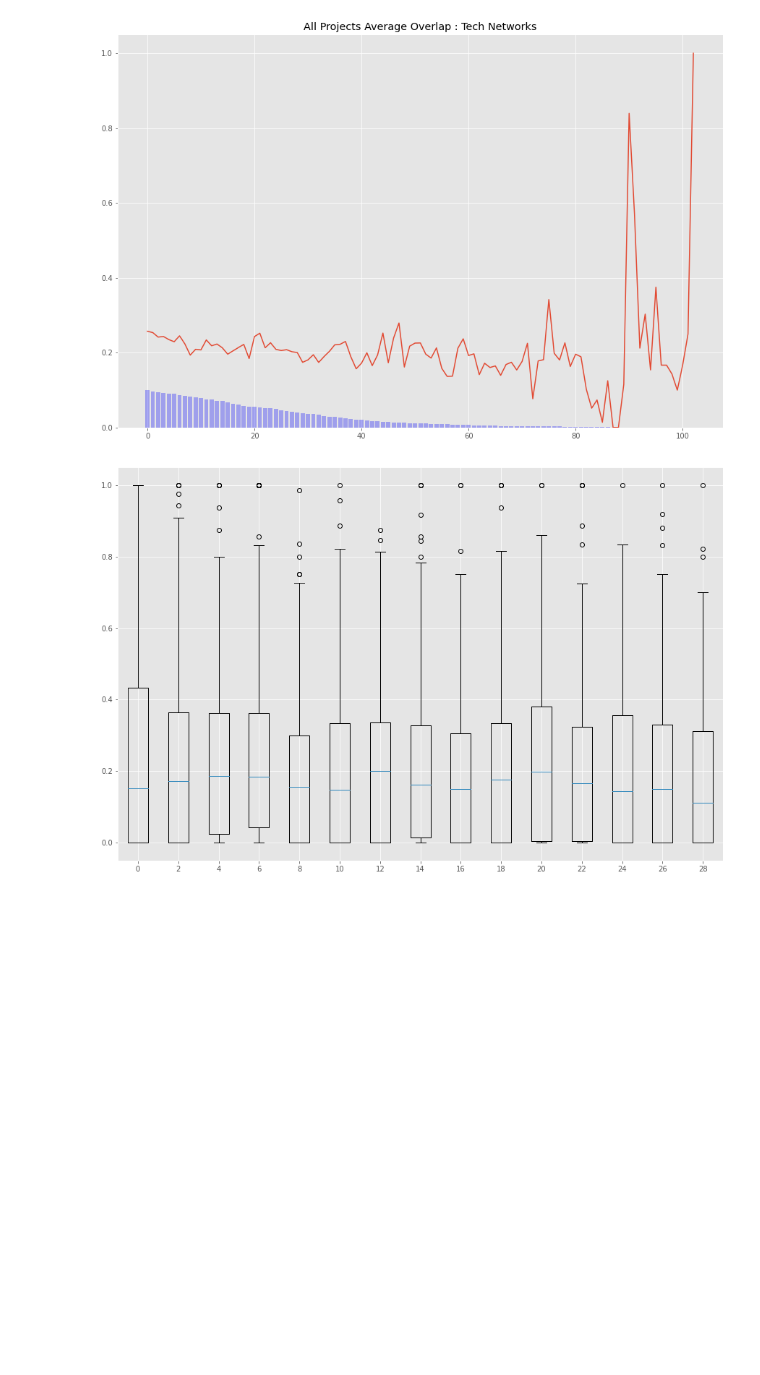
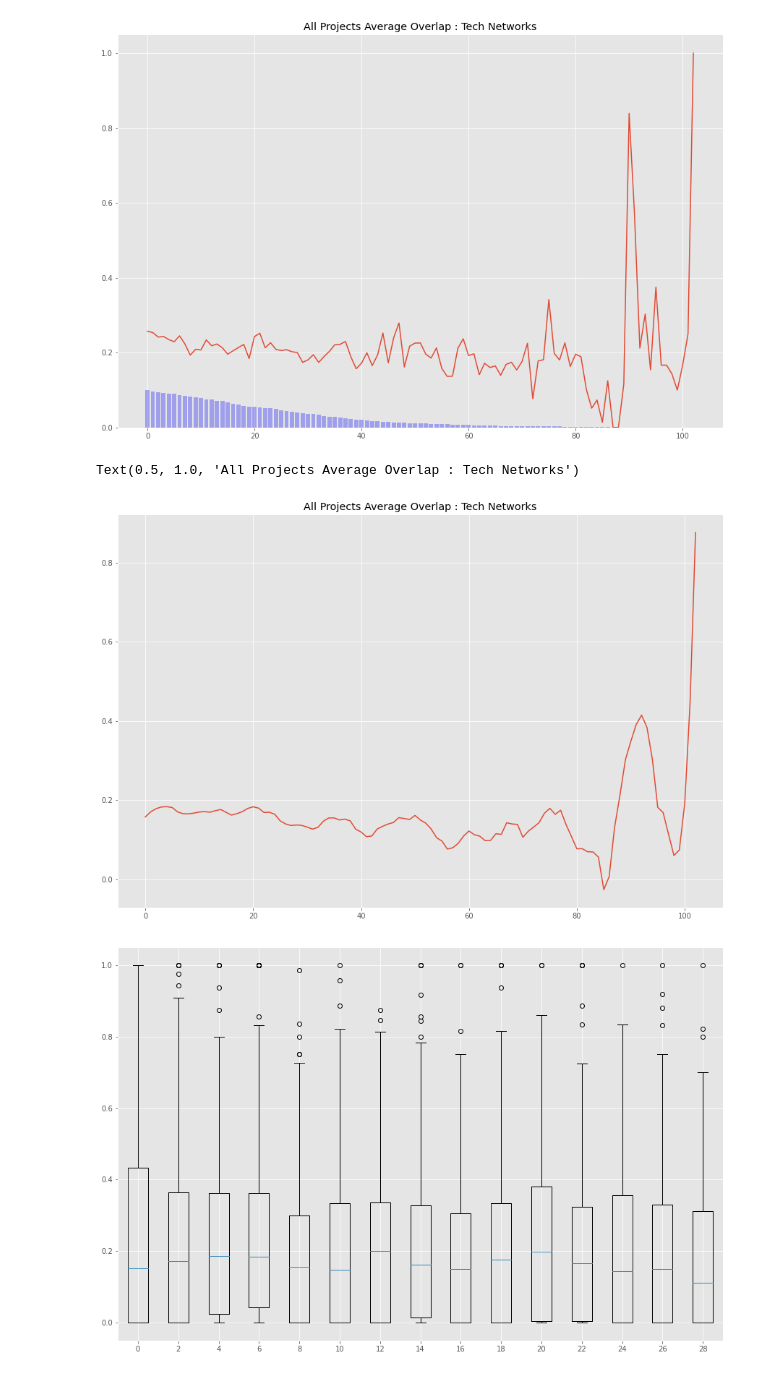
Before and after one commit to zenoWZH/ASFdata_analysis, a Jupyter notebook: network_overlaps2week.ipynb, the cells around one changed output. Cells and saved outputs as stored; diff of their text form; code cells hidden in the pictures; blank space fills up the shorter version.

```diff
--- a/network_overlaps2week.ipynb
+++ b/network_overlaps2week.ipynb
@@ -93,6 +116,38 @@ plt.bar(x,np.array(count[:i])/len(df_tech_overlaps.columns)/10, fc='b', alpha=0.
 # %% [output]
 <BarContainer object of 103 artists>
 [figure]
+# %%
+plt.style.use('ggplot')
+plt.figure(figsize=(15,10))
+
+ave = [[] for i in range(len(df_tech_overlaps.index))]
+count = [0 for i in range(len(df_tech_overlaps.index))]
+
+for col in df_tech_overlaps.columns:
+    data = df_tech_overlaps[col].values.tolist()
+    flag = False
+    for i in range(len(data)):
+        if data[i]==-1.0 :
+            break
+        ave[i].append(data[i])
+        count[i]+=1
+for j in range(len(ave)):
+    if count[j]==0:
+        break
+    ave[j]= np.median(ave[j])
+
+
+#print(ave[:j])
+x = range(len(ave[:j]))
+y = ave[:j]
+from scipy.signal import savgol_filter
+smoothedy = savgol_filter(y, 11, 3)
+#plt.plot(x,ave[:i])
+plt.plot(x, smoothedy)
+plt.title("All Projects Average Overlap : Tech Networks")
+# %% [output]
+Text(0.5, 1.0, 'All Projects Average Overlap : Tech Networks')
+[figure, added]
 # %%
 plt.style.use('ggplot')
 plt.figure(figsize=(15,10))
```
Also changed, not shown: parts of 8 cells of this notebook, 3 other files.
